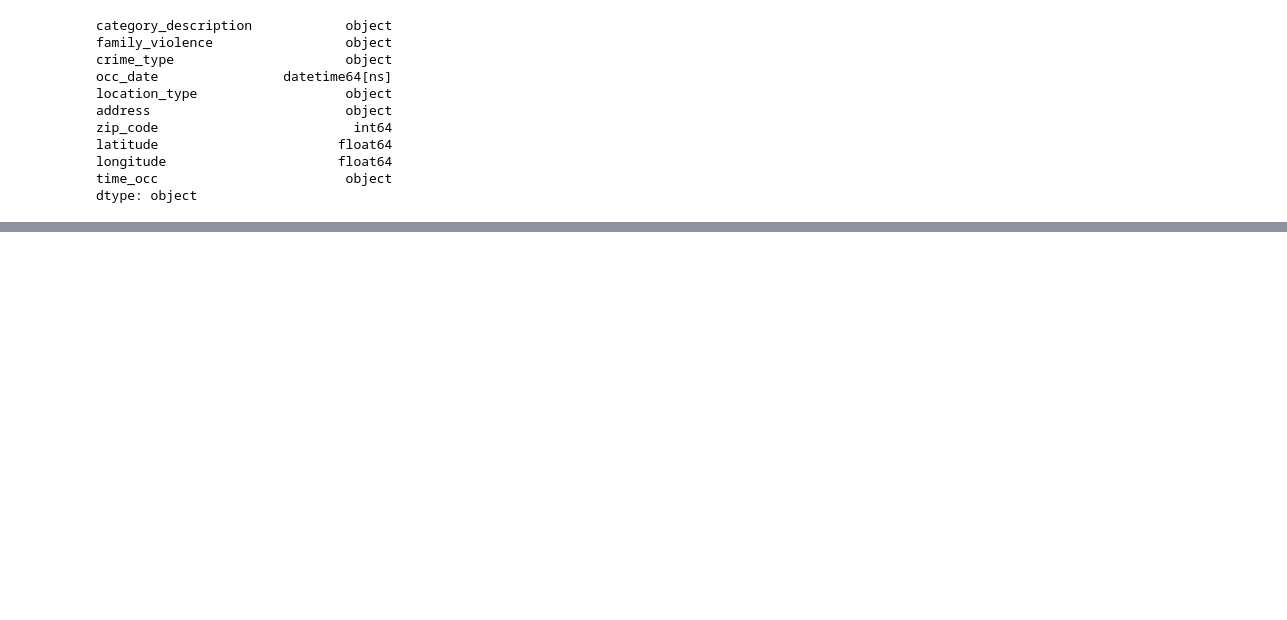
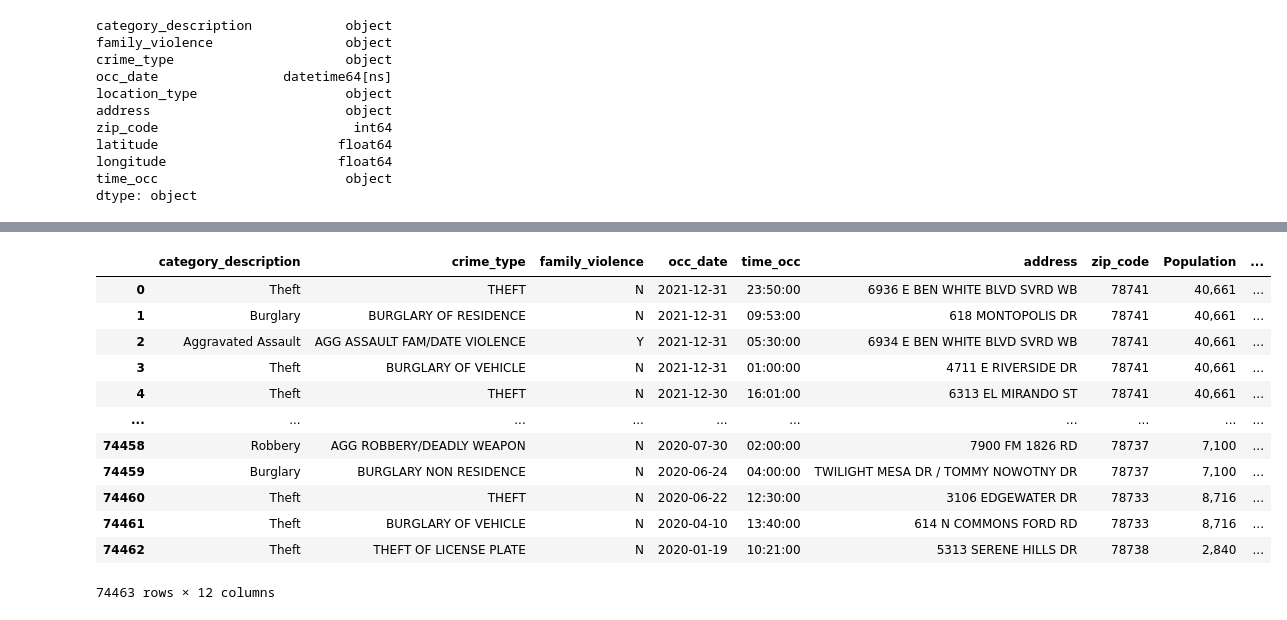
Before and after one commit to ChristopheGarcia1/Crime_Analysis-, a Jupyter notebook: src/resources/crime_cleaning.ipynb, the cells around one changed output, grey strips where cells are left out. Saved outputs shown, nothing was run; the diff lists cells and outputs as text; code cells hidden in the pictures; blank space fills up the shorter version.

```diff
--- a/src/resources/crime_cleaning.ipynb
+++ b/src/resources/crime_cleaning.ipynb
@@ -271,0 +308,19 @@ zip_code_pricing
+# %%
+result = pd.merge(crime_df, zip_code_avg_inc, how="inner", left_on=['zip_code'], right_on=['Zip Code'])
+result.drop(['Zip Code', 'City', 'Location', '#'], axis = 1, inplace=True)
+result = result[['category_description', 'crime_type', 'family_violence', 'occ_date', 'time_occ', 'address', 'zip_code', 'Population', 'Avg. Income/H/hold', 'National Rank', 'latitude' , 'longitude']]
+result
+# %% [output]
+|  | category_description | crime_type | family_violence | occ_date | time_occ | address | zip_code | Population | ... |
+| 0 | Theft | THEFT | N | 2021-12-31 | 23:50:00 | 6936 E BEN WHITE BLVD SVRD WB | 78741 | 40,661 | ... |
+| 1 | Burglary | BURGLARY OF RESIDENCE | N | 2021-12-31 | 09:53:00 | 618 MONTOPOLIS DR | 78741 | 40,661 | ... |
+| 2 | Aggravated Assault | AGG ASSAULT FAM/DATE VIOLENCE | Y | 2021-12-31 | 05:30:00 | 6934 E BEN WHITE BLVD SVRD WB | 78741 | 40,661 | ... |
+| 3 | Theft | BURGLARY OF VEHICLE | N | 2021-12-31 | 01:00:00 | 4711 E RIVERSIDE DR | 78741 | 40,661 | ... |
+| 4 | Theft | THEFT | N | 2021-12-30 | 16:01:00 | 6313 EL MIRANDO ST | 78741 | 40,661 | ... |
+| ... | ... | ... | ... | ... | ... | ... | ... | ... | ... |
+| 74458 | Robbery | AGG ROBBERY/DEADLY WEAPON | N | 2020-07-30 | 02:00:00 | 7900 FM 1826 RD | 78737 | 7,100 | ... |
+| 74459 | Burglary | BURGLARY NON RESIDENCE | N | 2020-06-24 | 04:00:00 | TWILIGHT MESA DR / TOMMY NOWOTNY DR | 78737 | 7,100 | ... |
+| 74460 | Theft | THEFT | N | 2020-06-22 | 12:30:00 | 3106 EDGEWATER DR | 78733 | 8,716 | ... |
+| 74461 | Theft | BURGLARY OF VEHICLE | N | 2020-04-10 | 13:40:00 | 614 N COMMONS FORD RD | 78733 | 8,716 | ... |
+| 74462 | Theft | THEFT OF LICENSE PLATE | N | 2020-01-19 | 10:21:00 | 5313 SERENE HILLS DR | 78738 | 2,840 | ... |
+74463 rows × 12 columns
```
Also changed, not shown: parts of 23 cells of this notebook, 1 other file.
